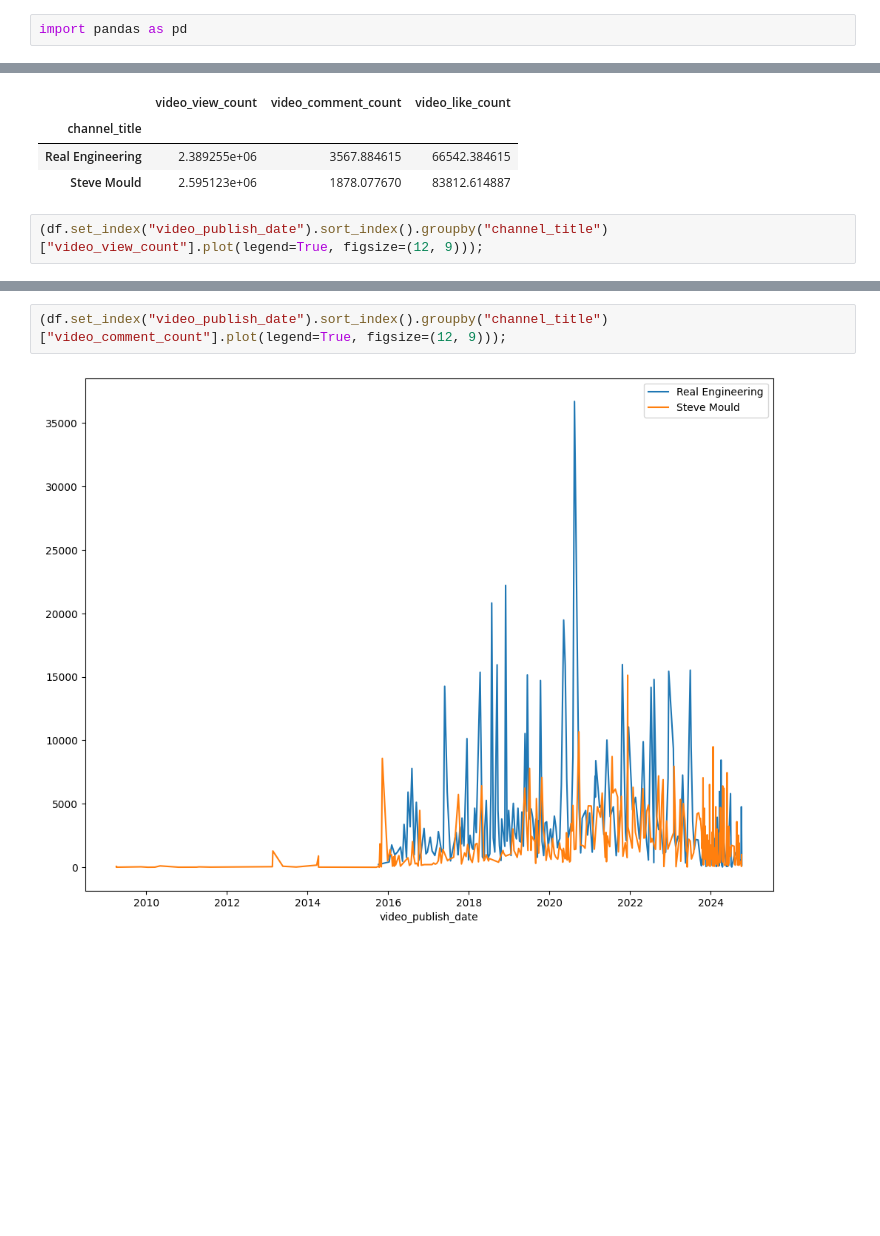
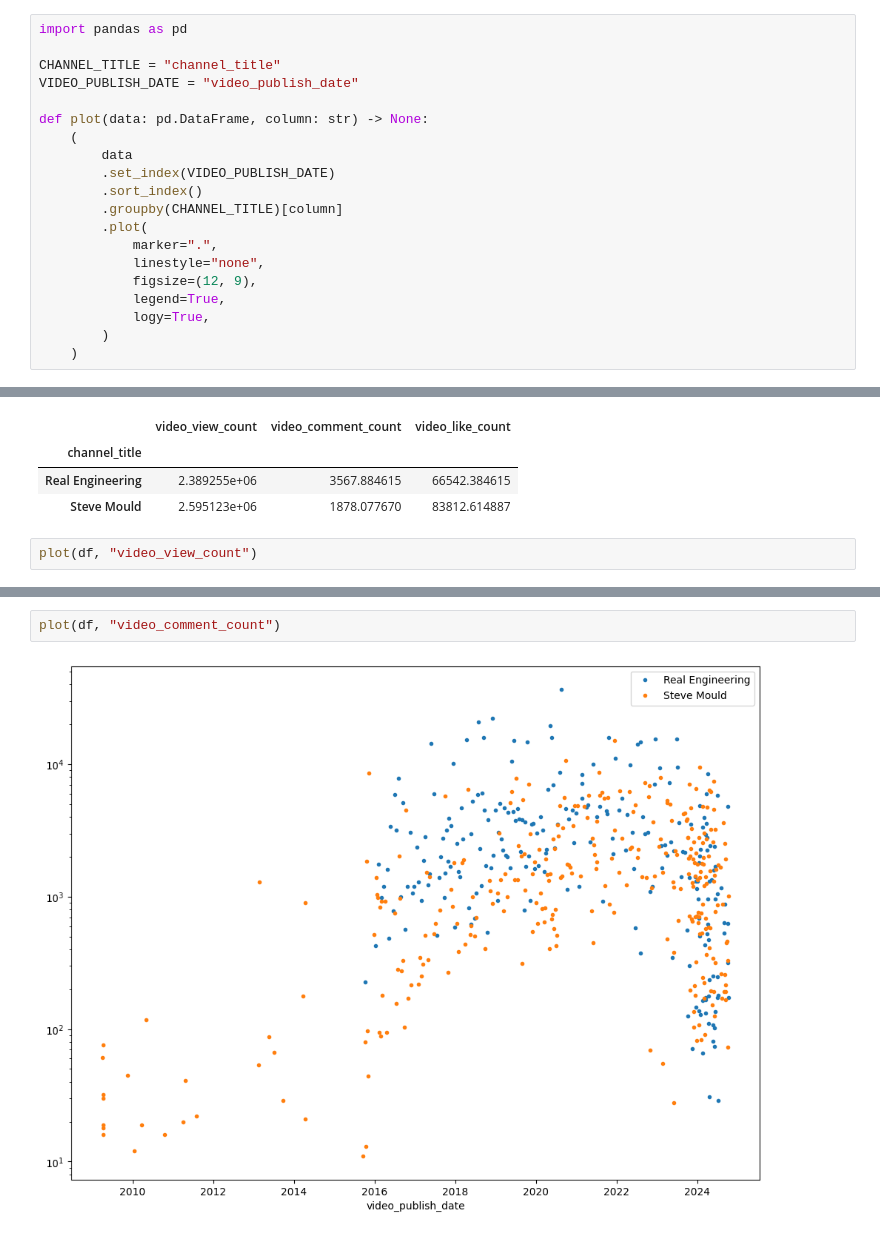
Before and after one commit to mateusz-dzitkowski/applied-mathematics, a Jupyter notebook: projects/analysis_of_unstructured_data/assignment_3/main.ipynb, the cells around one changed output, grey strips where cells are left out. Saved outputs shown, nothing was run; the diff lists cells and outputs as text; blank space fills up the shorter version.

Commit message:
add some plots, add some more things to unstructured data

```diff
--- a/projects/analysis_of_unstructured_data/assignment_3/main.ipynb
+++ b/projects/analysis_of_unstructured_data/assignment_3/main.ipynb
@@ -1,5 +1,23 @@
 # %%
 import pandas as pd
+
+CHANNEL_TITLE = "channel_title"
+VIDEO_PUBLISH_DATE = "video_publish_date"
+
+def plot(data: pd.DataFrame, column: str) -> None:
+    (
+        data
+        .set_index(VIDEO_PUBLISH_DATE)
+        .sort_index()
+        .groupby(CHANNEL_TITLE)[column]
+        .plot(
+            marker=".",
+            linestyle="none",
+            figsize=(12, 9),
+            legend=True,
+            logy=True,
+        )
+    )
 # %%
 steve = pd.read_csv("steve.csv")
 real = pd.read_csv("real.csv")
@@ -13,5 +31,5 @@ df[["channel_title", "video_view_count", "video_comment_count", "video_like_coun
 | Real Engineering | 2.389255e+06 | 3567.884615 | 66542.384615 |
 | Steve Mould | 2.595123e+06 | 1878.077670 | 83812.614887 |
 # %%
-(df.set_index("video_publish_date").sort_index().groupby("channel_title")["video_view_count"].plot(legend=True, figsize=(12, 9)));
+plot(df, "video_view_count")
 # %% [output]
@@ -19,5 +37,5 @@ df[["channel_title", "video_view_count", "video_comment_count", "video_like_coun
 # %%
-(df.set_index("video_publish_date").sort_index().groupby("channel_title")["video_comment_count"].plot(legend=True, figsize=(12, 9)));
+plot(df, "video_comment_count")
 # %% [output]
-[figure, old version]
+[figure, new version]
 # %%
```
Also changed, not shown: parts of 4 cells of this notebook, 2 other files.
